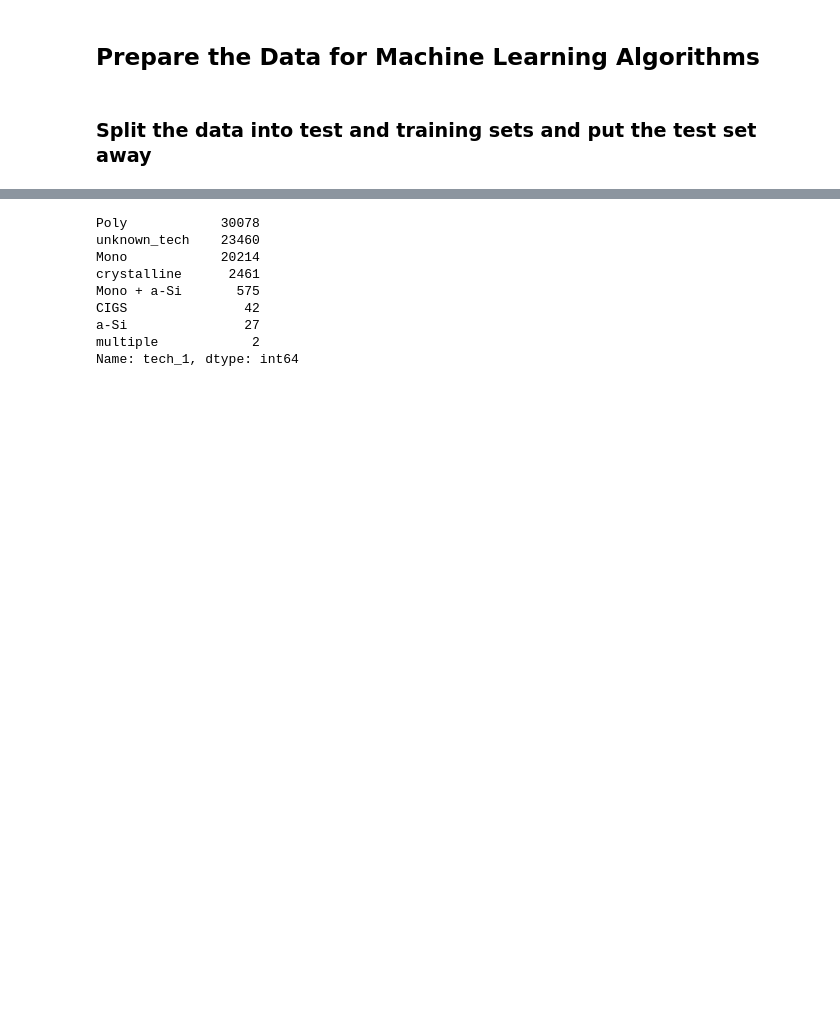
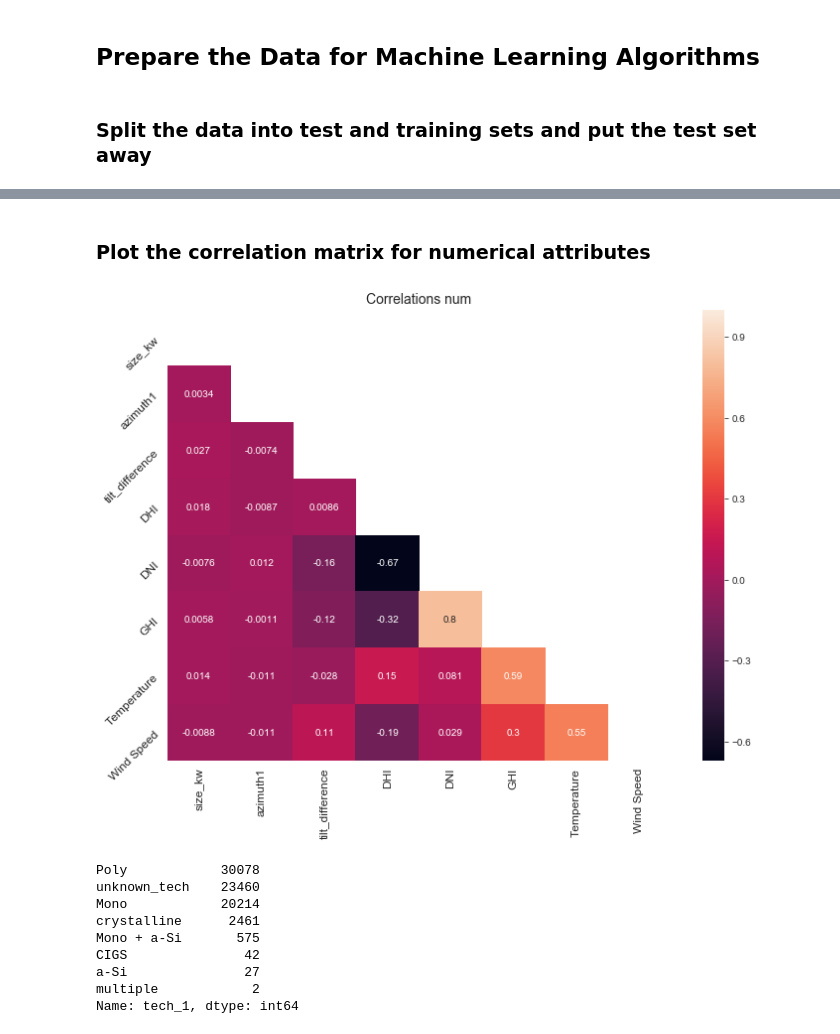
Before and after one commit to iborozan/solar, a Jupyter notebook: notebooks/solar_eda_and_technical_report.ipynb, the cells around one changed output, grey strips where cells are left out. Cells and saved outputs as stored; diff of their text form; code cells hidden in the pictures; blank space fills up the shorter version.

```diff
--- a/notebooks/solar_eda_and_technical_report.ipynb
+++ b/notebooks/solar_eda_and_technical_report.ipynb
@@ -577,6 +577,48 @@ train_set[num_attribs].describe()
 | 50% | 6.500000 | 180.000000 | 18.752098 | 66.079338 | 194.421689 | 173.857763 | 9.476941 | 0.633231 |
 | 75% | 8.829000 | 180.000000 | 20.449454 | 66.951712 | 197.964384 | 175.615868 | 10.568037 | 1.942283 |
 | max | 2611.080000 | 360.000000 | 48.292068 | 74.048973 | 211.397717 | 182.213699 | 11.910731 | 5.740091 |
+# %%
+def save_fig(fig_id, tight_layout=True, fig_extension="png", resolution=300):
+    """A function for saving figures in a prespecified direcotry"""
+    IMAGES_PATH = '---'
+    path = os.path.join(IMAGES_PATH, fig_id + "." + fig_extension)
+    #print("Saving figure", path)
+    if tight_layout:
+        plt.tight_layout()
+    plt.savefig(path, format=fig_extension, dpi=resolution)
+
+
+def corr_heat_map(df, title, size):
+    """
+    This function plots a correlation heatmap for a dataframe
+    """
+    corrs = df.corr()
+
+    # set figure size
+    fig, ax = plt.subplots(figsize = size)
+
+    # generate a mask for the upper triagle
+    mask = np.zeros_like(corrs, dtype=np.bool)
+    mask[np.triu_indices_from(mask)] = True
+
+    #plot heatmap
+    ax = sns.heatmap(corrs, mask=mask, annot = True, cbar=True)
+
+    #resize labels
+    ax.set_xticklabels(ax.xaxis.get_ticklabels(), fontsize=12, rotation=90)
+    ax.set_yticklabels(ax.yaxis.get_ticklabels(), fontsize=12, rotation=45)
+    ax.set_title(title, fontsize=14)
+    fig.tight_layout()
+    #https://matplotlib.org/3.1.1/api/_as_gen/matplotlib.pyplot.subplots_adjust.html
+    plt.subplots_adjust(bottom = 0.33)
+    #save_fig("heatmap_corr")
+    #plt.show()
+# %% [markdown]
+### Plot the correlation matrix for numerical attributes
+# %%
+corr_heat_map(train_set[num_attribs], 'Correlations num', (10,10))
+# %% [output]
+[figure, added]
 # %%
 # examine the two categorical features
 train_set['tech_1'].value_counts()
```
Also changed, not shown: parts of 1 cell of this notebook.
